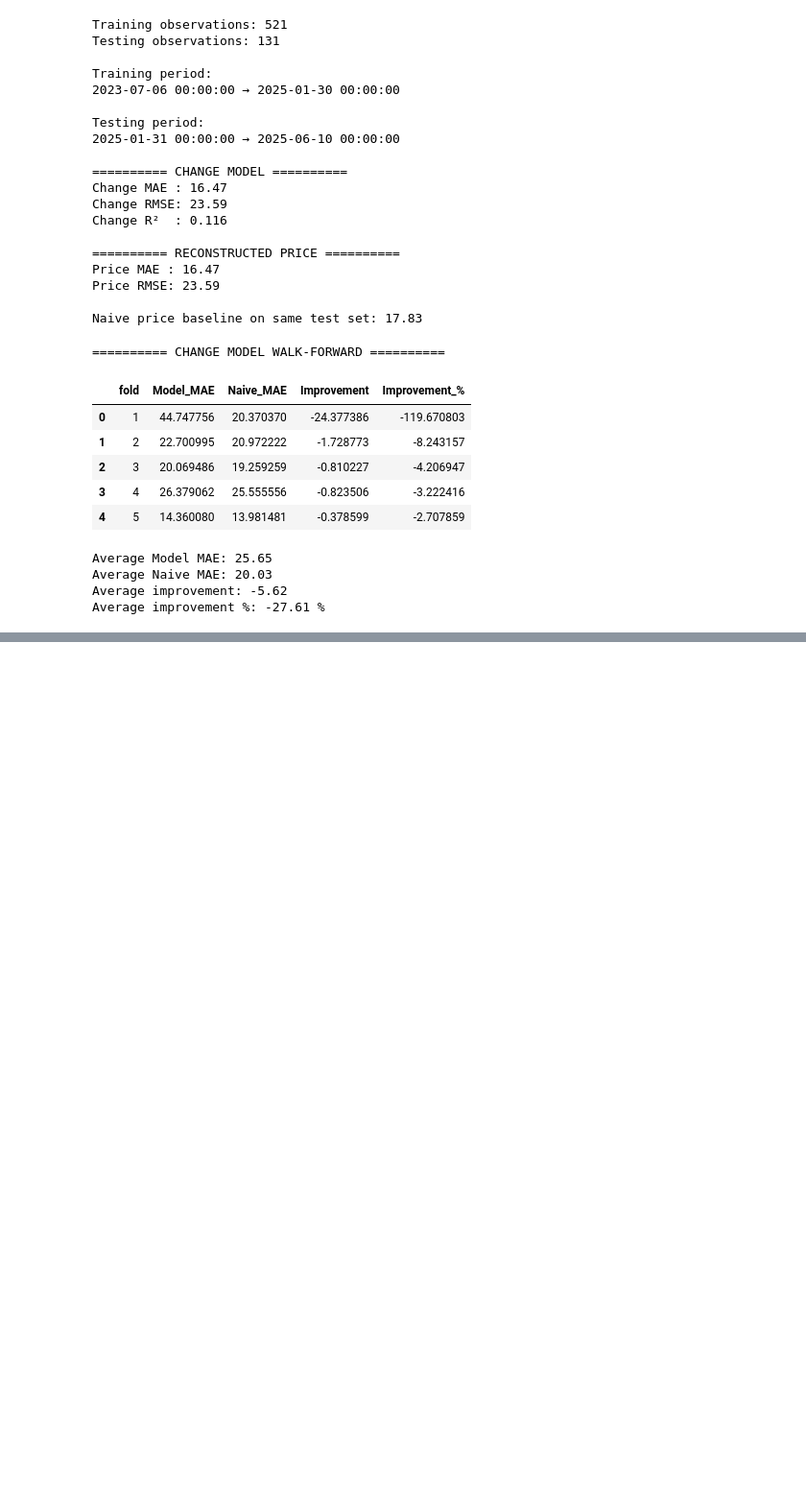
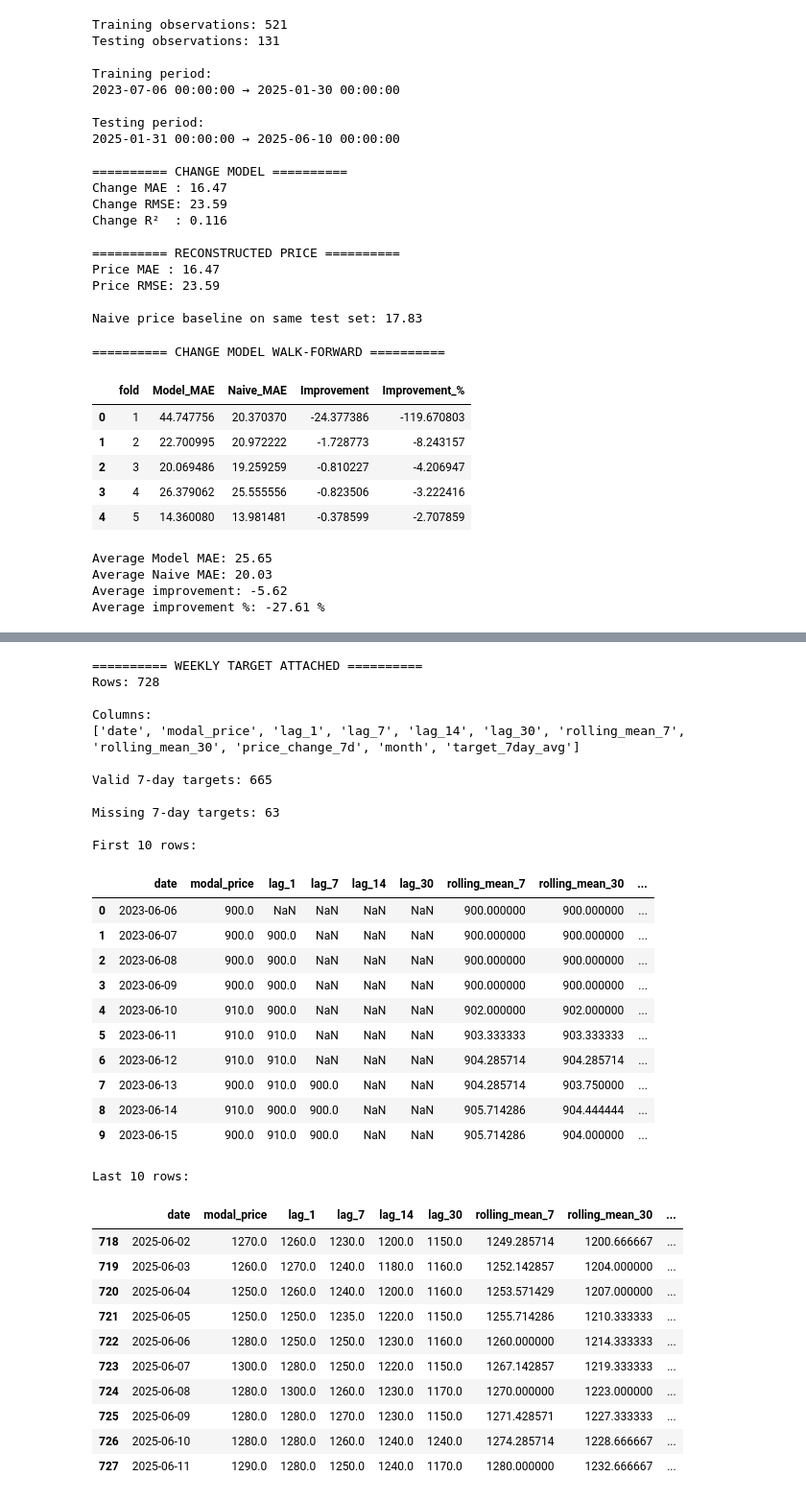
Before and after one commit to pratyuspatnaik/Cache-22, a Jupyter notebook: SIH_Agri_Price_Prediction.ipynb, the cells around one changed output, grey strips where cells are left out. Shown at 96% size. Saved outputs shown, nothing was run; the diff lists cells and outputs as text; code cells hidden in the pictures; blank space fills up the shorter version.

Commit message:
feat: complete price forecasting experiments and validation

```diff
--- a/SIH_Agri_Price_Prediction.ipynb
+++ b/SIH_Agri_Price_Prediction.ipynb
@@ -3730,0 +4202,74 @@ Average improvement %: -27.61 %
+# %%
+# ==========================================
+# PART 4B — ATTACH VERIFIED 7-DAY TARGET
+# ==========================================
+
+# Keep only the date and verified target
+target_data = weekly_df[
+    ["date", "target_7day_avg"]
+].copy()
+
+# Merge target onto our feature dataframe
+weekly_ml_df = weekly_base.merge(
+    target_data,
+    on="date",
+    how="left"
+)
+
+print("========== WEEKLY TARGET ATTACHED ==========")
+
+print("Rows:", len(weekly_ml_df))
+
+print("\nColumns:")
+print(weekly_ml_df.columns.tolist())
+
+print("\nValid 7-day targets:",
+      weekly_ml_df["target_7day_avg"].notna().sum())
+
+print("\nMissing 7-day targets:",
+      weekly_ml_df["target_7day_avg"].isna().sum())
+
+print("\nFirst 10 rows:")
+display(
+    weekly_ml_df.head(10)
+)
+
+print("\nLast 10 rows:")
+display(
+    weekly_ml_df.tail(10)
+)
+# %% [output]
+========== WEEKLY TARGET ATTACHED ==========
+Rows: 728
+
+Columns:
+['date', 'modal_price', 'lag_1', 'lag_7', 'lag_14', 'lag_30', 'rolling_mean_7', 'rolling_mean_30', 'price_change_7d', 'month', 'target_7day_avg']
+
+Valid 7-day targets: 665
+
+Missing 7-day targets: 63
+
+First 10 rows:
+|  | date | modal_price | lag_1 | lag_7 | lag_14 | lag_30 | rolling_mean_7 | rolling_mean_30 | ... |
+| 0 | 2023-06-06 | 900.0 | NaN | NaN | NaN | NaN | 900.000000 | 900.000000 | ... |
+| 1 | 2023-06-07 | 900.0 | 900.0 | NaN | NaN | NaN | 900.000000 | 900.000000 | ... |
+| 2 | 2023-06-08 | 900.0 | 900.0 | NaN | NaN | NaN | 900.000000 | 900.000000 | ... |
+| 3 | 2023-06-09 | 900.0 | 900.0 | NaN | NaN | NaN | 900.000000 | 900.000000 | ... |
+| 4 | 2023-06-10 | 910.0 | 900.0 | NaN | NaN | NaN | 902.000000 | 902.000000 | ... |
+| 5 | 2023-06-11 | 910.0 | 910.0 | NaN | NaN | NaN | 903.333333 | 903.333333 | ... |
+| 6 | 2023-06-12 | 910.0 | 910.0 | NaN | NaN | NaN | 904.285714 | 904.285714 | ... |
+| 7 | 2023-06-13 | 900.0 | 910.0 | 900.0 | NaN | NaN | 904.285714 | 903.750000 | ... |
+| 8 | 2023-06-14 | 910.0 | 900.0 | 900.0 | NaN | NaN | 905.714286 | 904.444444 | ... |
+| 9 | 2023-06-15 | 900.0 | 910.0 | 900.0 | NaN | NaN | 905.714286 | 904.000000 | ... |
+Last 10 rows:
+|  | date | modal_price | lag_1 | lag_7 | lag_14 | lag_30 | rolling_mean_7 | rolling_mean_30 | ... |
+| 718 | 2025-06-02 | 1270.0 | 1260.0 | 1230.0 | 1200.0 | 1150.0 | 1249.285714 | 1200.666667 | ... |
+| 719 | 2025-06-03 | 1260.0 | 1270.0 | 1240.0 | 1180.0 | 1160.0 | 1252.142857 | 1204.000000 | ... |
+| 720 | 2025-06-04 | 1250.0 | 1260.0 | 1240.0 | 1200.0 | 1160.0 | 1253.571429 | 1207.000000 | ... |
+| 721 | 2025-06-05 | 1250.0 | 1250.0 | 1235.0 | 1220.0 | 1150.0 | 1255.714286 | 1210.333333 | ... |
+| 722 | 2025-06-06 | 1280.0 | 1250.0 | 1250.0 | 1230.0 | 1160.0 | 1260.000000 | 1214.333333 | ... |
+| 723 | 2025-06-07 | 1300.0 | 1280.0 | 1250.0 | 1220.0 | 1150.0 | 1267.142857 | 1219.333333 | ... |
+| 724 | 2025-06-08 | 1280.0 | 1300.0 | 1260.0 | 1230.0 | 1170.0 | 1270.000000 | 1223.000000 | ... |
+| 725 | 2025-06-09 | 1280.0 | 1280.0 | 1270.0 | 1230.0 | 1150.0 | 1271.428571 | 1227.333333 | ... |
+| 726 | 2025-06-10 | 1280.0 | 1280.0 | 1260.0 | 1240.0 | 1240.0 | 1274.285714 | 1228.666667 | ... |
+| 727 | 2025-06-11 | 1290.0 | 1280.0 | 1250.0 | 1240.0 | 1170.0 | 1280.000000 | 1232.666667 | ... |
```
Also changed, not shown: parts of 30 cells of this notebook.
